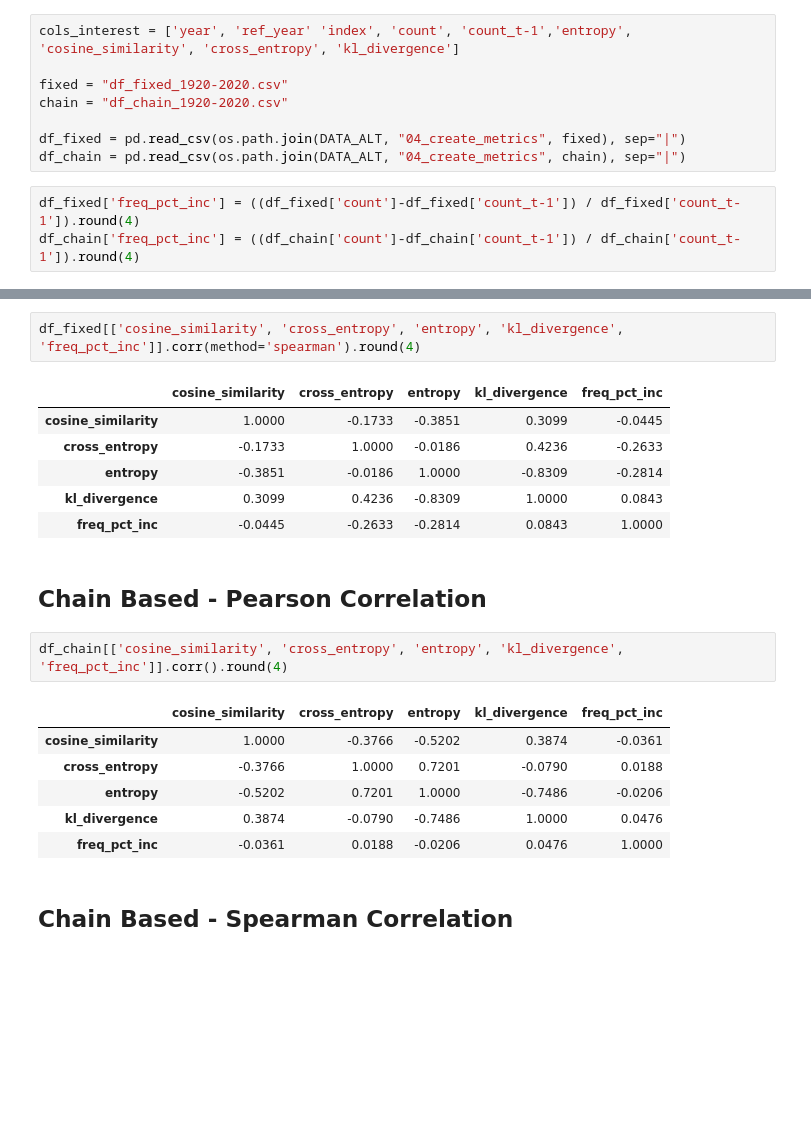
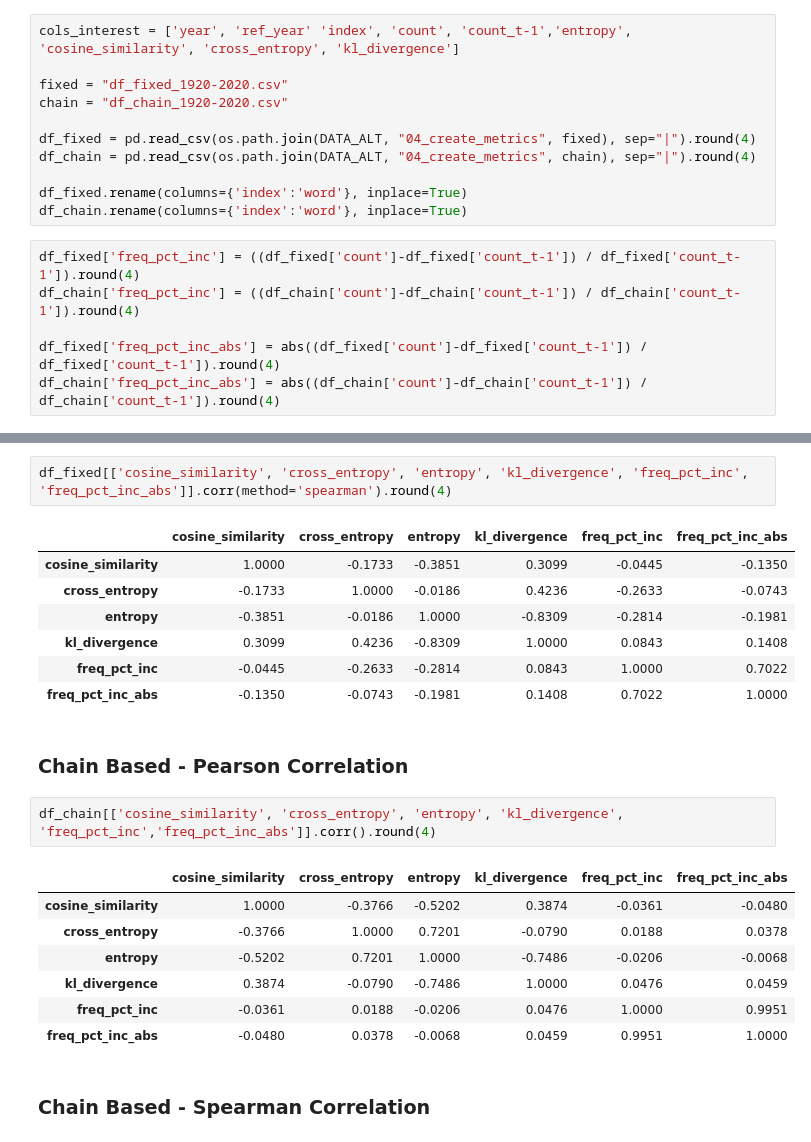
Before and after one commit to NauelSerraino/central-bank-speech-analysis, a Jupyter notebook: develop/notebooks/pearson_corr_analysis.ipynb, the cells around one changed output, grey strips where cells are left out. Saved outputs shown, nothing was run; the diff lists cells and outputs as text; blank space fills up the shorter version.

```diff
--- a/develop/notebooks/pearson_corr_analysis.ipynb
+++ b/develop/notebooks/pearson_corr_analysis.ipynb
@@ -18,8 +18,14 @@ cols_interest = ['year', 'ref_year' 'index', 'count', 'count_t-1','entropy', 'co
 fixed = "df_fixed_1920-2020.csv"
 chain = "df_chain_1920-2020.csv"
 
-df_fixed = pd.read_csv(os.path.join(DATA_ALT, "04_create_metrics", fixed), sep="|")
-df_chain = pd.read_csv(os.path.join(DATA_ALT, "04_create_metrics", chain), sep="|")
+df_fixed = pd.read_csv(os.path.join(DATA_ALT, "04_create_metrics", fixed), sep="|").round(4)
+df_chain = pd.read_csv(os.path.join(DATA_ALT, "04_create_metrics", chain), sep="|").round(4)
+
+df_fixed.rename(columns={'index':'word'}, inplace=True)
+df_chain.rename(columns={'index':'word'}, inplace=True)
 # %%
 df_fixed['freq_pct_inc'] = ((df_fixed['count']-df_fixed['count_t-1']) / df_fixed['count_t-1']).round(4)
 df_chain['freq_pct_inc'] = ((df_chain['count']-df_chain['count_t-1']) / df_chain['count_t-1']).round(4)
+
+df_fixed['freq_pct_inc_abs'] = abs((df_fixed['count']-df_fixed['count_t-1']) / df_fixed['count_t-1']).round(4)
+df_chain['freq_pct_inc_abs'] = abs((df_chain['count']-df_chain['count_t-1']) / df_chain['count_t-1']).round(4)
@@ -39,23 +47,25 @@ df_fixed[['cosine_similarity', 'cross_entropy', 'entropy', 'kl_divergence', 'fre
 # %%
-df_fixed[['cosine_similarity', 'cross_entropy', 'entropy', 'kl_divergence', 'freq_pct_inc']].corr(method='spearman').round(4)
+df_fixed[['cosine_similarity', 'cross_entropy', 'entropy', 'kl_divergence', 'freq_pct_inc', 'freq_pct_inc_abs']].corr(method='spearman').round(4)
 # %% [output]
-|  | cosine_similarity | cross_entropy | entropy | kl_divergence | freq_pct_inc |
-| cosine_similarity | 1.0000 | -0.1733 | -0.3851 | 0.3099 | -0.0445 |
-| cross_entropy | -0.1733 | 1.0000 | -0.0186 | 0.4236 | -0.2633 |
-| entropy | -0.3851 | -0.0186 | 1.0000 | -0.8309 | -0.2814 |
-| kl_divergence | 0.3099 | 0.4236 | -0.8309 | 1.0000 | 0.0843 |
-| freq_pct_inc | -0.0445 | -0.2633 | -0.2814 | 0.0843 | 1.0000 |
+|  | cosine_similarity | cross_entropy | entropy | kl_divergence | freq_pct_inc | freq_pct_inc_abs |
+| cosine_similarity | 1.0000 | -0.1733 | -0.3851 | 0.3099 | -0.0445 | -0.1350 |
+| cross_entropy | -0.1733 | 1.0000 | -0.0186 | 0.4236 | -0.2633 | -0.0743 |
+| entropy | -0.3851 | -0.0186 | 1.0000 | -0.8309 | -0.2814 | -0.1981 |
+| kl_divergence | 0.3099 | 0.4236 | -0.8309 | 1.0000 | 0.0843 | 0.1408 |
+| freq_pct_inc | -0.0445 | -0.2633 | -0.2814 | 0.0843 | 1.0000 | 0.7022 |
+| freq_pct_inc_abs | -0.1350 | -0.0743 | -0.1981 | 0.1408 | 0.7022 | 1.0000 |
 # %% [markdown]
-## Chain Based - Pearson Correlation
+### Chain Based - Pearson Correlation
 # %%
-df_chain[['cosine_similarity', 'cross_entropy', 'entropy', 'kl_divergence', 'freq_pct_inc']].corr().round(4)
+df_chain[['cosine_similarity', 'cross_entropy', 'entropy', 'kl_divergence', 'freq_pct_inc','freq_pct_inc_abs']].corr().round(4)
 # %% [output]
-|  | cosine_similarity | cross_entropy | entropy | kl_divergence | freq_pct_inc |
-| cosine_similarity | 1.0000 | -0.3766 | -0.5202 | 0.3874 | -0.0361 |
-| cross_entropy | -0.3766 | 1.0000 | 0.7201 | -0.0790 | 0.0188 |
-| entropy | -0.5202 | 0.7201 | 1.0000 | -0.7486 | -0.0206 |
-| kl_divergence | 0.3874 | -0.0790 | -0.7486 | 1.0000 | 0.0476 |
-| freq_pct_inc | -0.0361 | 0.0188 | -0.0206 | 0.0476 | 1.0000 |
+|  | cosine_similarity | cross_entropy | entropy | kl_divergence | freq_pct_inc | freq_pct_inc_abs |
+| cosine_similarity | 1.0000 | -0.3766 | -0.5202 | 0.3874 | -0.0361 | -0.0480 |
+| cross_entropy | -0.3766 | 1.0000 | 0.7201 | -0.0790 | 0.0188 | 0.0378 |
+| entropy | -0.5202 | 0.7201 | 1.0000 | -0.7486 | -0.0206 | -0.0068 |
+| kl_divergence | 0.3874 | -0.0790 | -0.7486 | 1.0000 | 0.0476 | 0.0459 |
+| freq_pct_inc | -0.0361 | 0.0188 | -0.0206 | 0.0476 | 1.0000 | 0.9951 |
+| freq_pct_inc_abs | -0.0480 | 0.0378 | -0.0068 | 0.0459 | 0.9951 | 1.0000 |
 # %% [markdown]
-## Chain Based - Spearman Correlation
+### Chain Based - Spearman Correlation
 # %%
```
Also changed, not shown: parts of 32 cells of this notebook, 2 other files.
